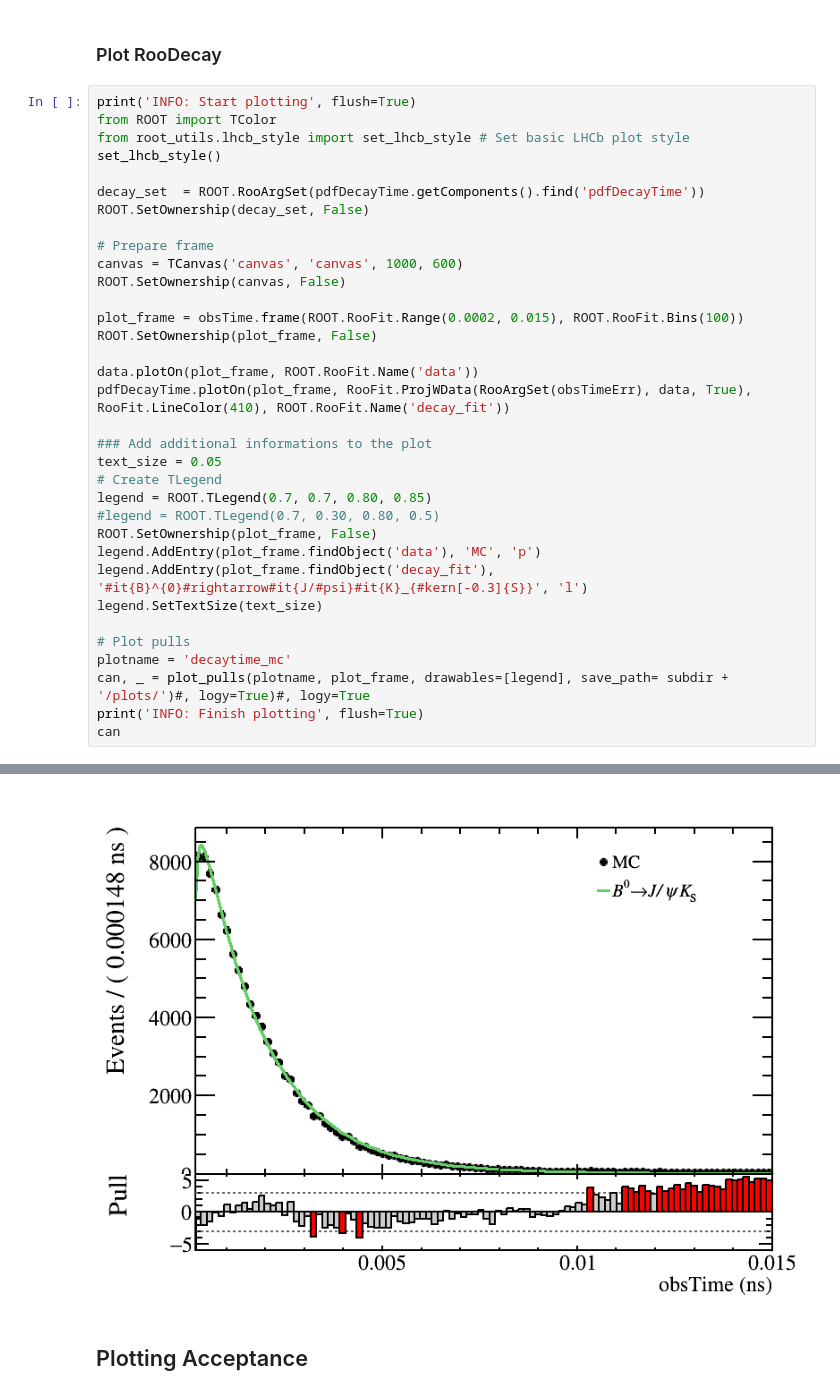
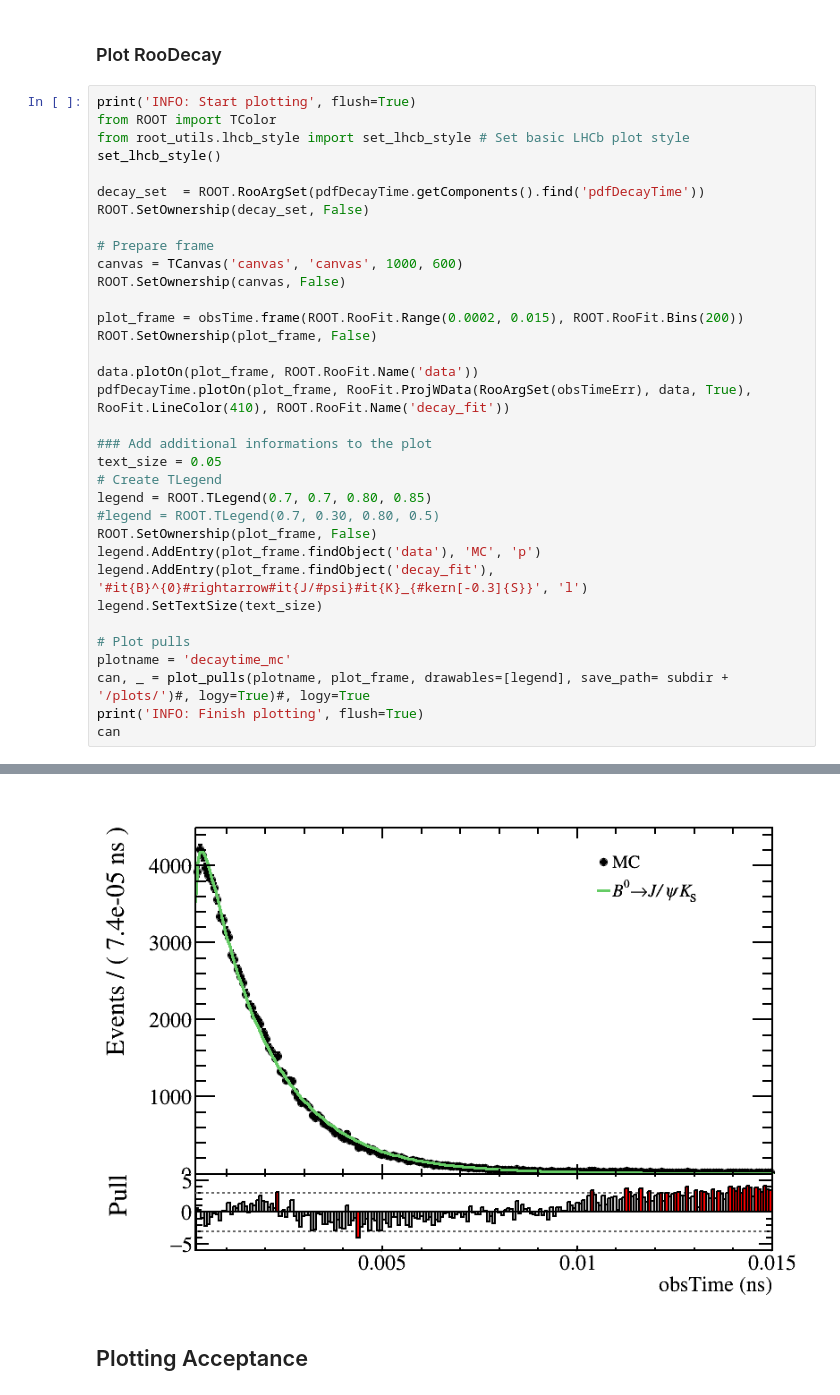
Before and after one commit to chasenberg/Masterthesis, a Jupyter notebook: notebooks/decaytime_studies/acceptance/acceptance_JpsiKS_mc.ipynb, the cells around one changed output, grey strips where cells are left out. Drawn from its saved outputs; the diff is of its cells as text.

```diff
--- a/notebooks/decaytime_studies/acceptance/acceptance_JpsiKS_mc.ipynb
+++ b/notebooks/decaytime_studies/acceptance/acceptance_JpsiKS_mc.ipynb
@@ -380,35 +380,35 @@ set_lhcb_style()
 decay_set  = ROOT.RooArgSet(pdfDecayTime.getComponents().find('pdfDecayTime'))
 ROOT.SetOwnership(decay_set, False)
 
 # Prepare frame
 canvas = TCanvas('canvas', 'canvas', 1000, 600)
 ROOT.SetOwnership(canvas, False)
 
-plot_frame = obsTime.frame(ROOT.RooFit.Range(0.0002, 0.015), ROOT.RooFit.Bins(100))
+plot_frame = obsTime.frame(ROOT.RooFit.Range(0.0002, 0.015), ROOT.RooFit.Bins(200))
 ROOT.SetOwnership(plot_frame, False)
 
 data.plotOn(plot_frame, ROOT.RooFit.Name('data'))
 pdfDecayTime.plotOn(plot_frame, RooFit.ProjWData(RooArgSet(obsTimeErr), data, True), RooFit.LineColor(410), ROOT.RooFit.Name('decay_fit'))
 
 ### Add additional informations to the plot
 text_size = 0.05
 # Create TLegend
 legend = ROOT.TLegend(0.7, 0.7, 0.80, 0.85)
 #legend = ROOT.TLegend(0.7, 0.30, 0.80, 0.5)
 ROOT.SetOwnership(plot_frame, False)
 legend.AddEntry(plot_frame.findObject('data'), 'MC', 'p')
 legend.AddEntry(plot_frame.findObject('decay_fit'), '#it{B}^{0}#rightarrow#it{J/#psi}#it{K}_{#kern[-0.3]{S}}', 'l')
 legend.SetTextSize(text_size)
 
 # Plot pulls
 plotname = 'decaytime_mc'
 can, _ = plot_pulls(plotname, plot_frame, drawables=[legend], save_path= subdir + '/plots/')#, logy=True)#, logy=True
 print('INFO: Finish plotting', flush=True)
 can
 # %% [output]
 INFO: Start plotting
 INFO: Finish plotting
-[figure, old version]
+[figure, new version]
 # %% [markdown]
 ## Plotting Acceptance
 # %%
```
Also changed, not shown: parts of 3 cells of this notebook.
